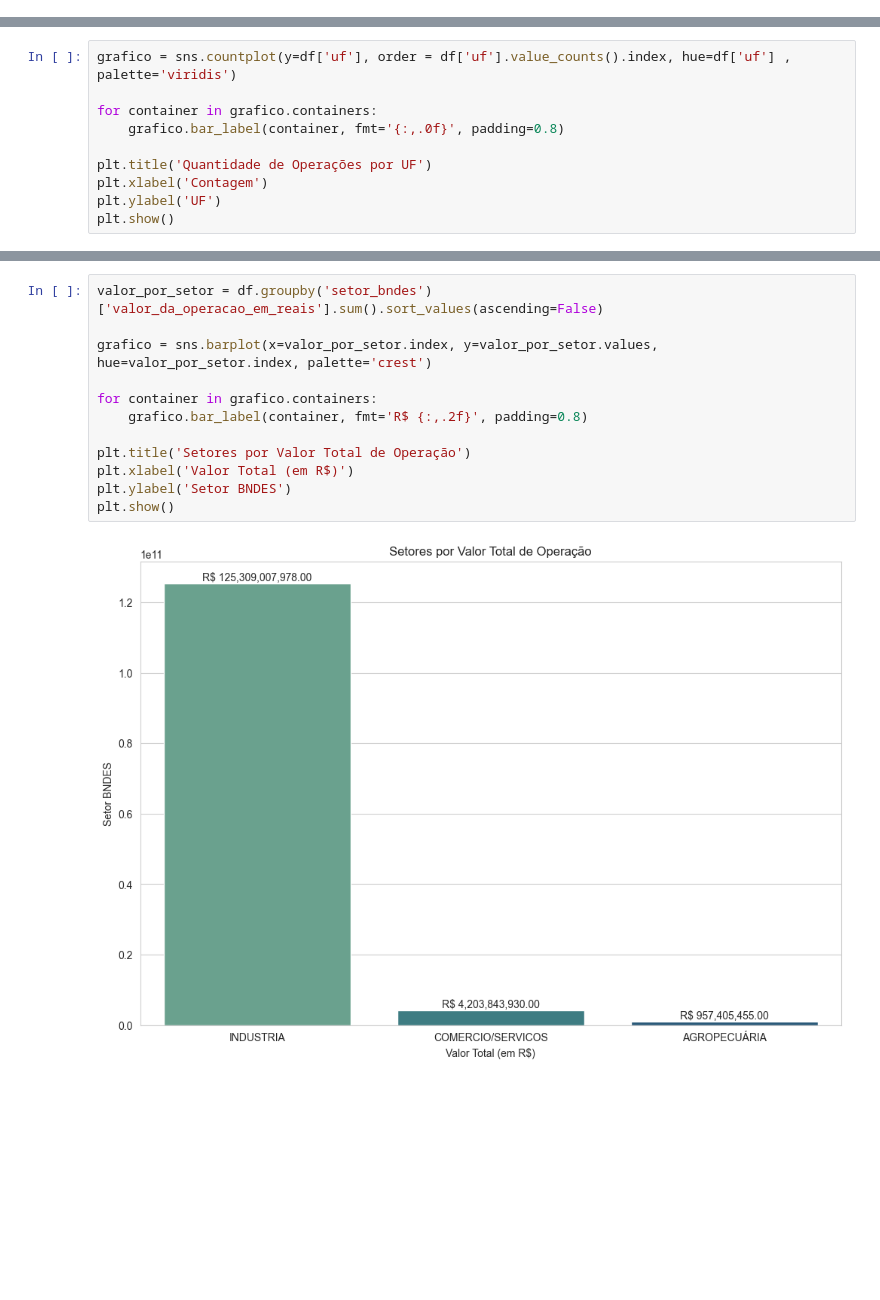
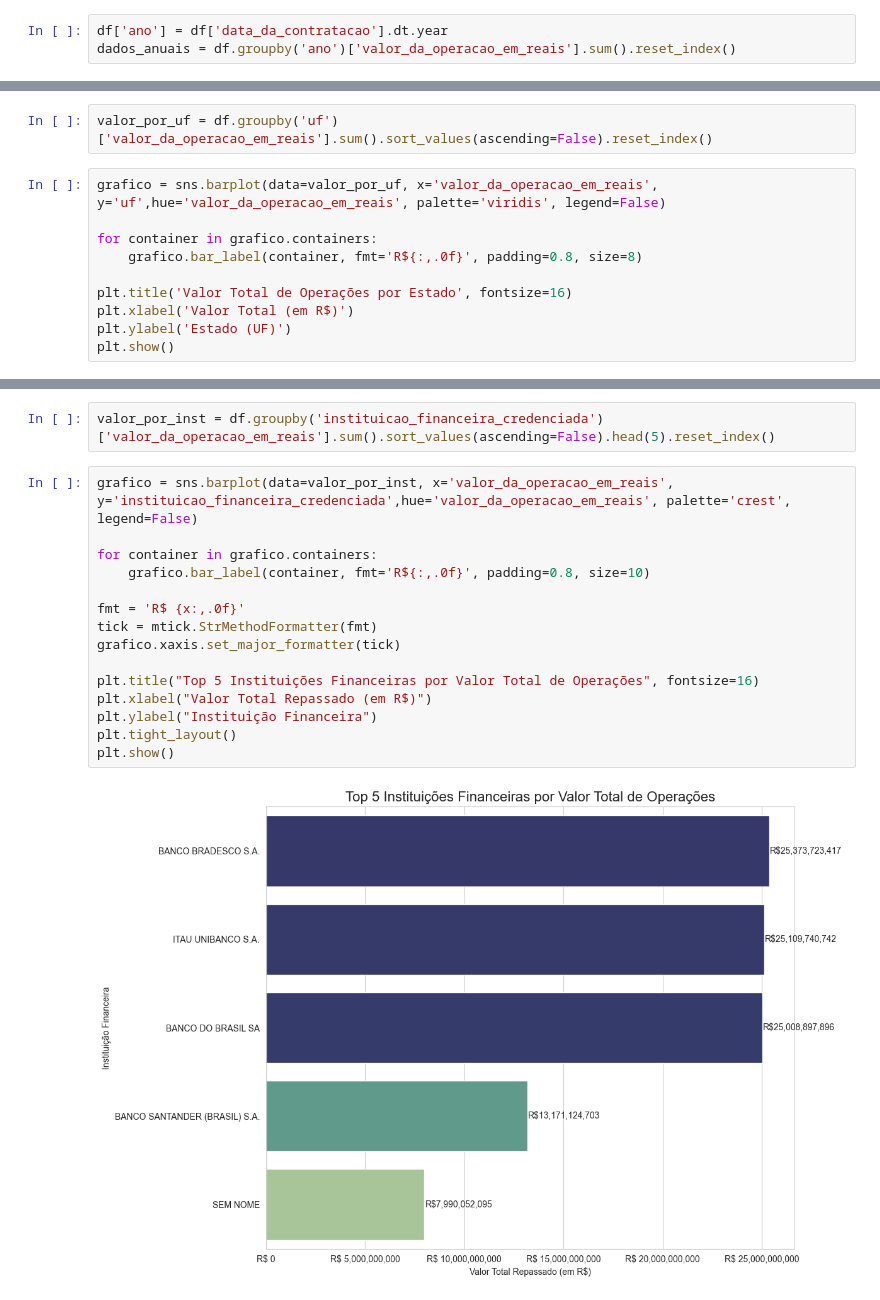
Before and after one commit to pdromls/Analise_BNDES_2, a Jupyter notebook: notebooks/02_BNDES_EDA.ipynb, the cells around one changed output, grey strips where cells are left out. Saved outputs shown, nothing was run; the diff lists cells and outputs as text; blank space fills up the shorter version.

```diff
--- a/notebooks/02_BNDES_EDA.ipynb
+++ b/notebooks/02_BNDES_EDA.ipynb
@@ -58,0 +112,3 @@ Name: count, dtype: int64
+# %%
+df['ano'] = df['data_da_contratacao'].dt.year
+dados_anuais = df.groupby('ano')['valor_da_operacao_em_reais'].sum().reset_index()
@@ -59,11 +132,13 @@ Name: count, dtype: int64
+# %%
+valor_por_uf = df.groupby('uf')['valor_da_operacao_em_reais'].sum().sort_values(ascending=False).reset_index()
 # %%
-grafico = sns.countplot(y=df['uf'], order = df['uf'].value_counts().index, hue=df['uf'] , palette='viridis')
+grafico = sns.barplot(data=valor_por_uf, x='valor_da_operacao_em_reais', y='uf',hue='valor_da_operacao_em_reais', palette='viridis', legend=False)
 
 for container in grafico.containers:
-    grafico.bar_label(container, fmt='{:,.0f}', padding=0.8)
+    grafico.bar_label(container, fmt='R${:,.0f}', padding=0.8, size=8)
 
-plt.title('Quantidade de Operações por UF')
-plt.xlabel('Contagem')
-plt.ylabel('UF')
+plt.title('Valor Total de Operações por Estado', fontsize=16)
+plt.xlabel('Valor Total (em R$)')
+plt.ylabel('Estado (UF)')
 plt.show()
 # %% [output]
@@ -71,14 +150,19 @@ plt.show()
+# %%
+valor_por_inst = df.groupby('instituicao_financeira_credenciada')['valor_da_operacao_em_reais'].sum().sort_values(ascending=False).head(5).reset_index()
 # %%
-valor_por_setor = df.groupby('setor_bndes')['valor_da_operacao_em_reais'].sum().sort_values(ascending=False)
-
-grafico = sns.barplot(x=valor_por_setor.index, y=valor_por_setor.values, hue=valor_por_setor.index, palette='crest')
+grafico = sns.barplot(data=valor_por_inst, x='valor_da_operacao_em_reais', y='instituicao_financeira_credenciada',hue='valor_da_operacao_em_reais', palette='crest', legend=False)
 
 for container in grafico.containers:
-    grafico.bar_label(container, fmt='R$ {:,.2f}', padding=0.8)
+    grafico.bar_label(container, fmt='R${:,.0f}', padding=0.8, size=10)
 
-plt.title('Setores por Valor Total de Operação')
-plt.xlabel('Valor Total (em R$)')
-plt.ylabel('Setor BNDES')
+fmt = 'R$ {x:,.0f}'
+tick = mtick.StrMethodFormatter(fmt)
+grafico.xaxis.set_major_formatter(tick)
+
+plt.title("Top 5 Instituições Financeiras por Valor Total de Operações", fontsize=16)
+plt.xlabel("Valor Total Repassado (em R$)")
+plt.ylabel("Instituição Financeira")
+plt.tight_layout()
 plt.show()
 # %% [output]
-[figure, old version]
+[figure, new version]
```
Also changed, not shown: parts of 18 cells of this notebook, 5 other files.
